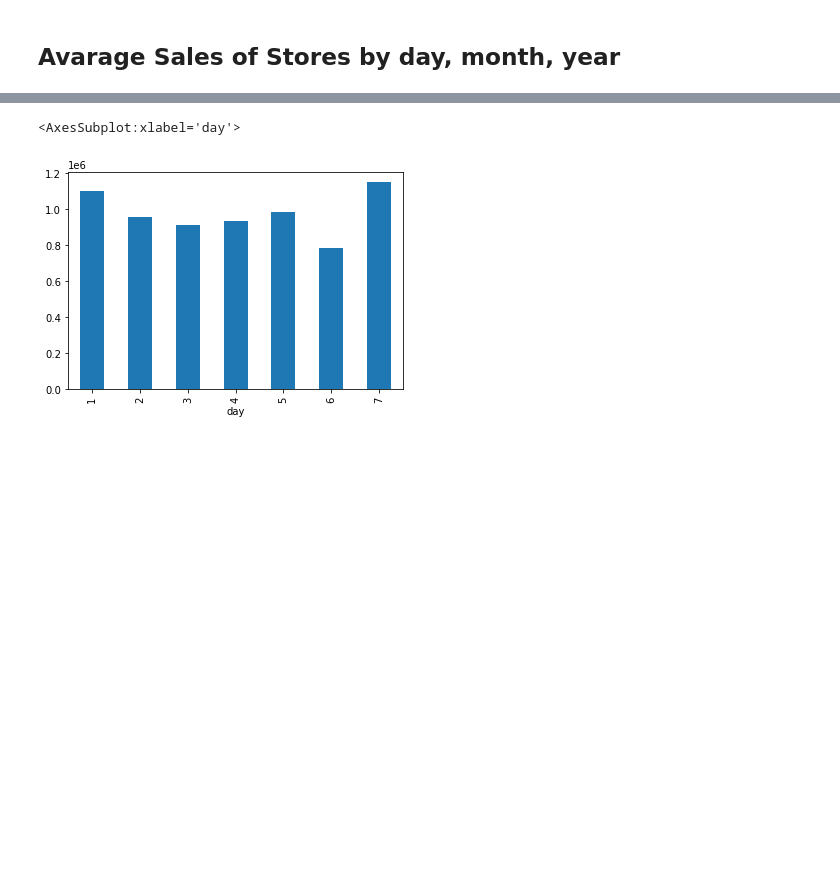
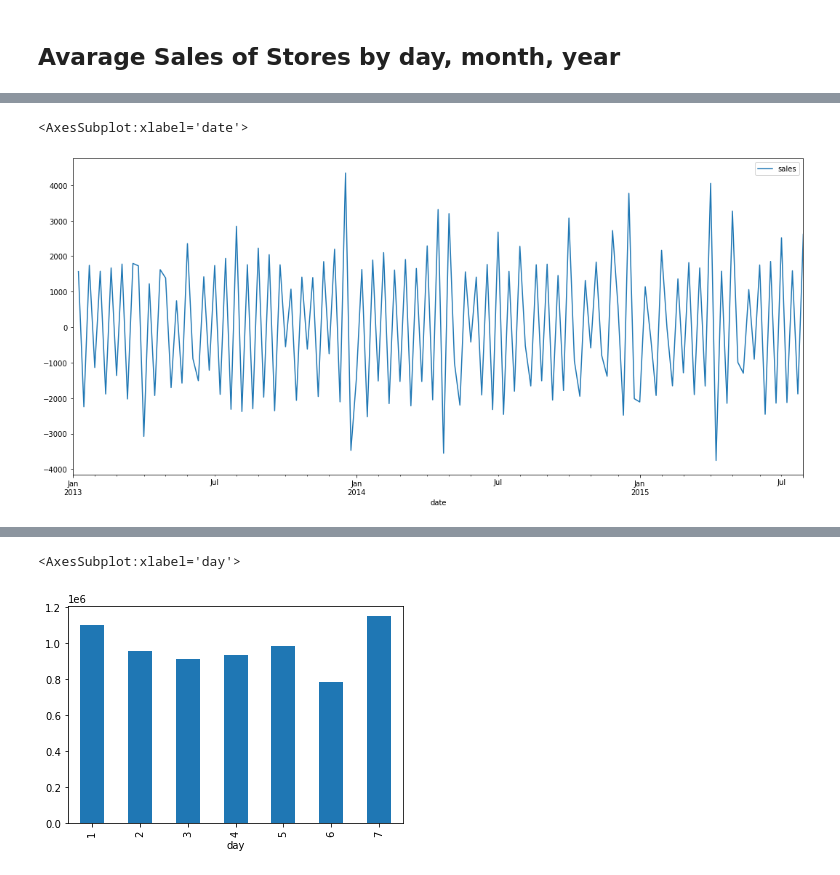
Before and after one commit to alyssonvidal/Rossmann-Sales-Forecast, a Jupyter notebook: notebooks/rossmann_03_timeseries.ipynb, the cells around one changed output, grey strips where cells are left out. Drawn from its saved outputs; the diff is of its cells as text; code cells hidden in the pictures; blank space fills up the shorter version.

```diff
--- a/notebooks/rossmann_03_timeseries.ipynb
+++ b/notebooks/rossmann_03_timeseries.ipynb
@@ -59,0 +120,6 @@ plt.plot(dados)
+# %%
+#Aplly d=1
+dados.diff().plot(figsize=(18,8))
+# %% [output]
+<AxesSubplot:xlabel='date'>
+[figure, added]
```
Also changed, not shown: parts of 38 cells of this notebook, 11 other files.
